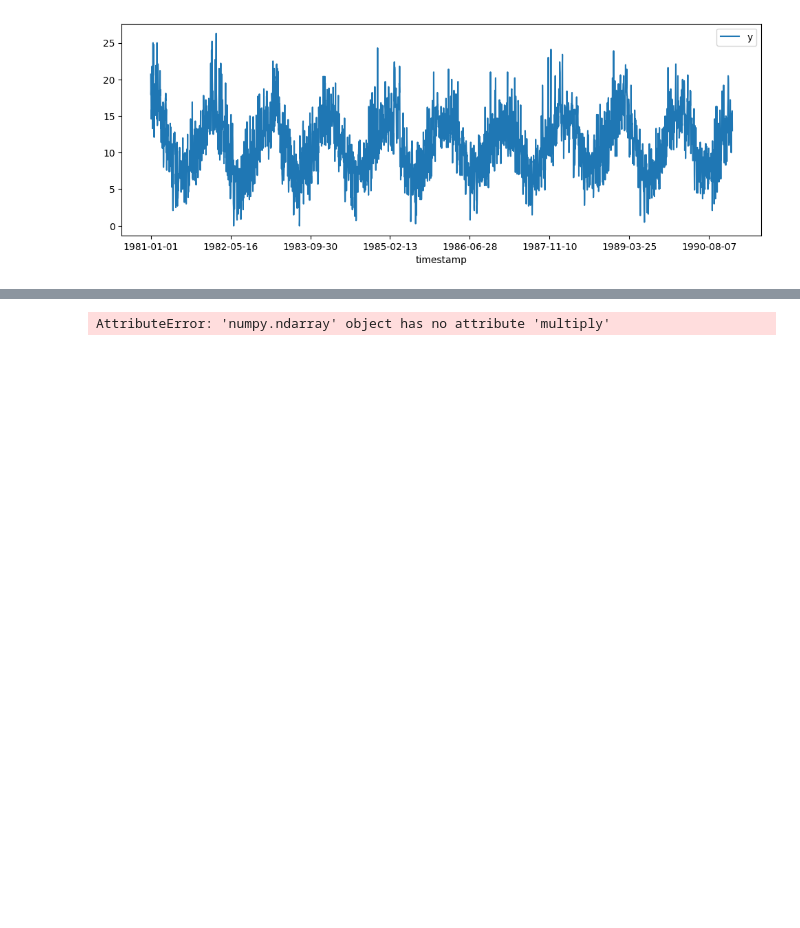
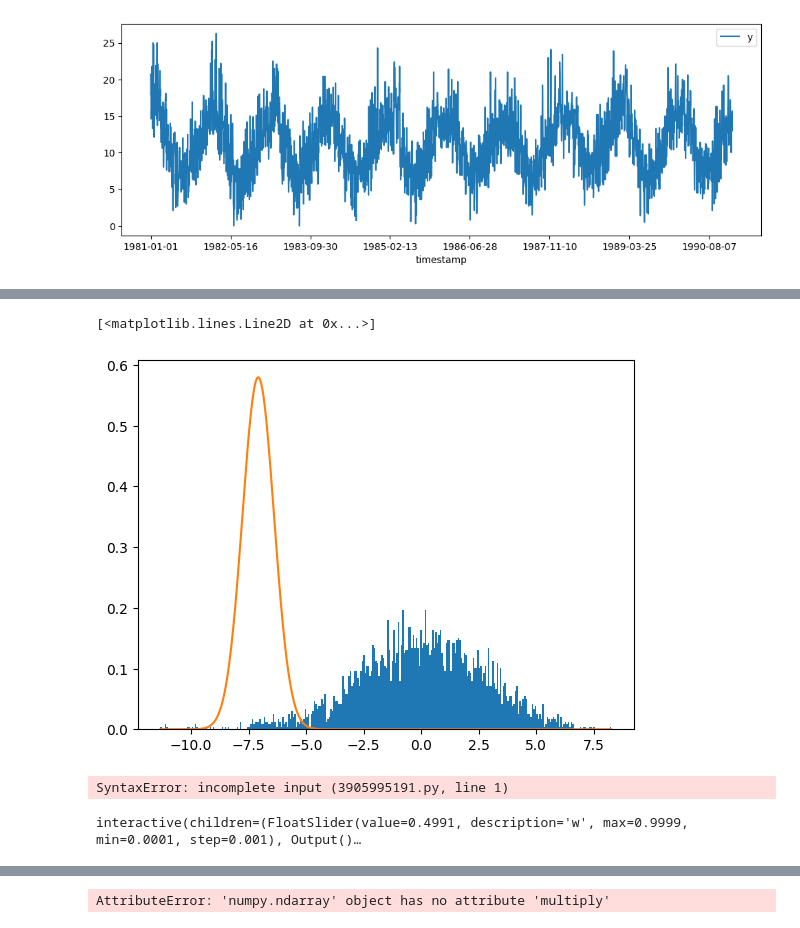
Before and after one commit to koaning/scikit-playtime, a Jupyter notebook: demo.ipynb, the cells around one changed output, grey strips where cells are left out. Cells and saved outputs as stored; diff of their text form; code cells hidden in the pictures; blank space fills up the shorter version.

```diff
--- a/demo.ipynb
+++ b/demo.ipynb
@@ -199,0 +138,15 @@ UnionPolynomialFeaturizer(union_estimator=FeatureUnion(transformer_list=[('pipel
+# %%
+from sklearn.pipeline import make_pipeline
+
+X, y = df.pipe(add_ts_features_pd).drop(columns=["y"]), df['y']
+
+center_mod = make_pipeline(formula.pipeline, Ridge()).fit(X, y)
+quantiles = [0.10, 0.25, 0.5, 0.75, 0.90]
+quant_models = {}
+quant_scores = {}
+for quantile in quantiles:
+    err = center_mod.predict(X) - y
+    sample_weights = np.where(err < 0, quantile, (1-quantile))
+    mod = make_pipeline(formula.pipeline, Ridge()).fit(X, y, ridge__sample_weight=sample_weights)
+    quant_scores[int(quantile * 100)] = np.mean(mod.predict(X) >= y)
+    quant_models[int(quantile * 100)] = mod
@@ -199,0 +180,42 @@ UnionPolynomialFeaturizer(union_estimator=FeatureUnion(transformer_list=[('pipel
+# %%
+from scipy.stats import norm
+
+quantile = 0.01
+plt.hist(err, 300, density=True);
+
+x_space = np.linspace(err.min(), err.max(), 1000)
+plt.plot(x_space, norm.pdf(x_space, loc=np.quantile(err, quantile), scale=np.std(err)/4))
+# %% [output]
+[<matplotlib.lines.Line2D at 0x...>]
+[figure, added]
+# %%
+weights = norm.pdf(err, loc=np.quantile(err, quantile), scale=np.sqrt(np.std(err))
+# %% [output]
+SyntaxError: incomplete input (3905995191.py, line 1)
+# %%
+from ipywidgets import interact
+
+
+@interact(w=(0.0001, 0.9999, 0.001))
+def f(w):
+    err = center_mod.predict(X) - y
+    # sample_weights = np.where(err < 0, w, (1-w))
+    sample_weights = norm.pdf(err, loc=np.quantile(err, w), scale=np.std(err)/4)
+    mod = make_pipeline(formula.pipeline, Ridge(alpha=0.0001))
+    mod.fit(X, y, ridge__sample_weight=sample_weights)
+    pltr = (
+        df
+            .pipe(add_ts_features_pd)
+            .assign(timestamp=lambda d: pd.to_datetime(d['timestamp']))
+            .pipe(add_ts_features_pd)
+            .assign(pred_50=center_mod.predict(X), pred_q=mod.predict(X))
+            .loc[lambda d: d['timestamp'] > pd.to_datetime('1988-01-01')]
+    )
+
+    plt.figure(figsize=(12, 6))
+    plt.title(np.mean(mod.predict(X) >= y))
+    plt.plot(pltr["timestamp"], pltr["y"], color="lightblue")
+    plt.plot(pltr["timestamp"], pltr['pred_50'], color="black")
+    plt.plot(pltr["timestamp"], pltr['pred_q'], color="orange")
+# %% [output]
+interactive(children=(FloatSlider(value=0.4991, description='w', max=0.9999, min=0.0001, step=0.001), Output()…
```
Also changed, not shown: parts of 30 cells of this notebook.
